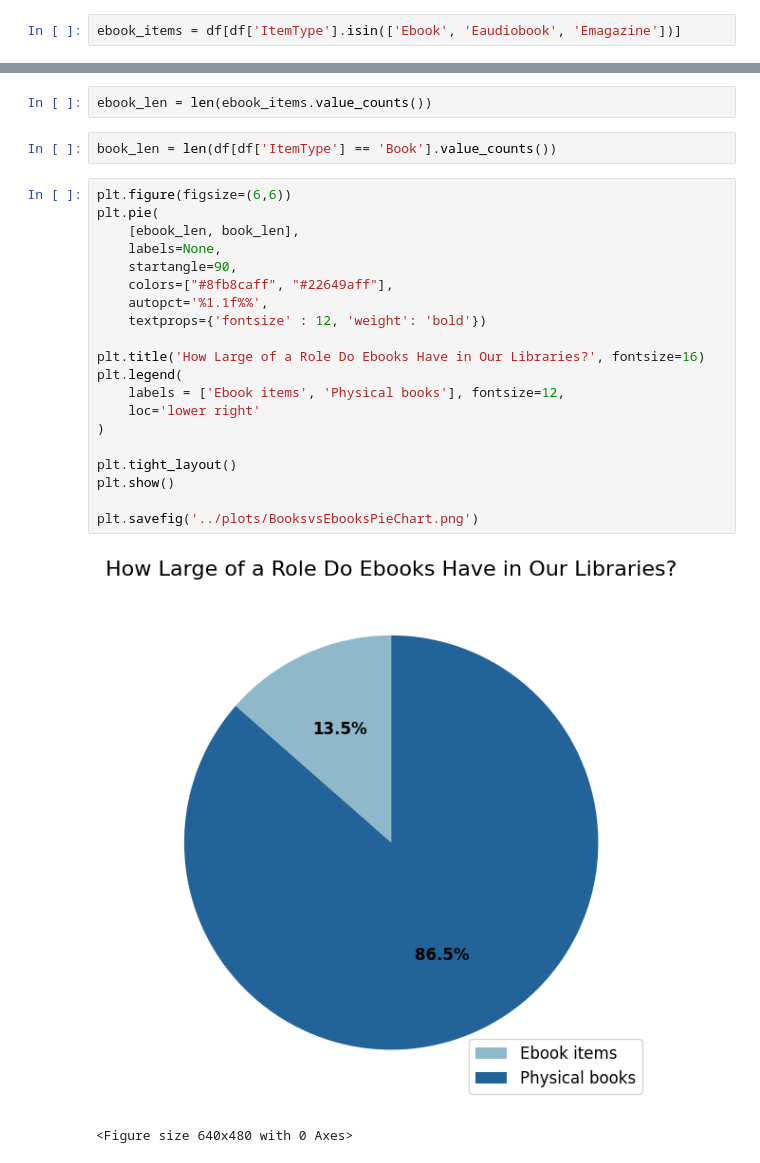
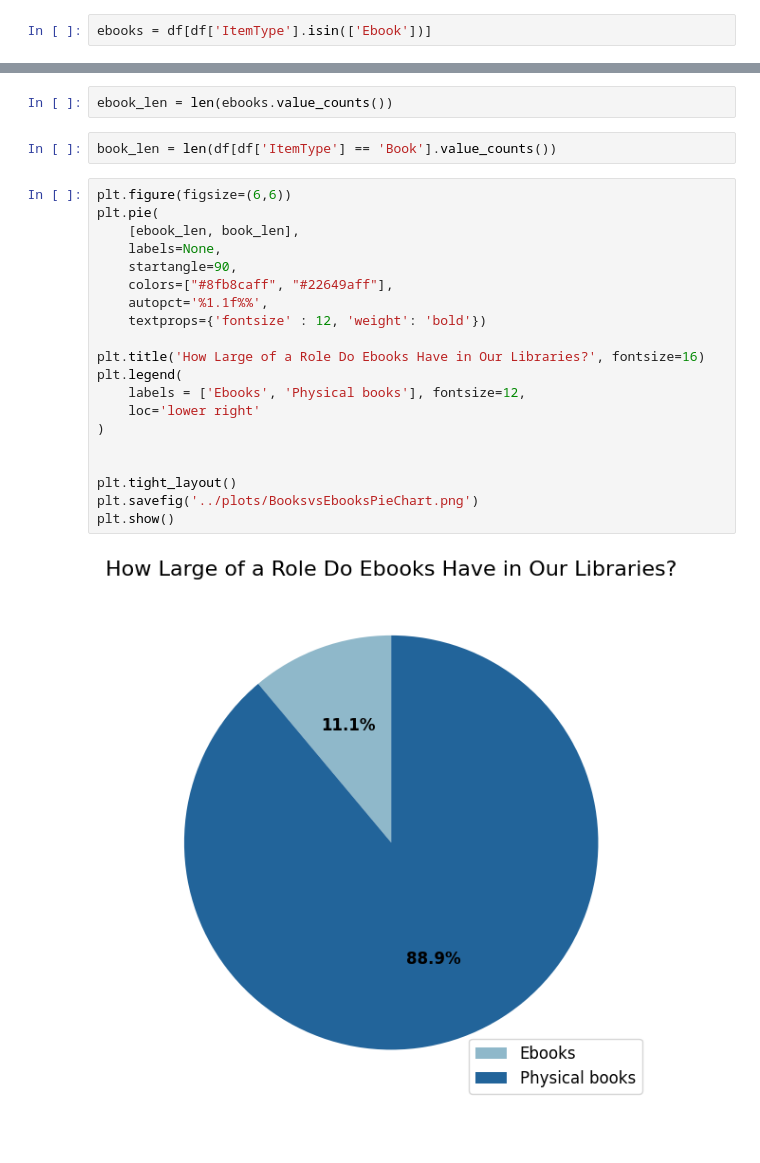
Before and after one commit to btl930/louisville_library_inventory_analysis, a Jupyter notebook: notebook/louisville_library_inventory_analysis.ipynb, the cells around one changed output, grey strips where cells are left out. Cells and saved outputs as stored; diff of their text form.

Commit message:
Updated Pie Chart and added heatmaps

```diff
--- a/notebook/louisville_library_inventory_analysis.ipynb
+++ b/notebook/louisville_library_inventory_analysis.ipynb
@@ -584,3 +613,3 @@ for x, y, name in zip(
 # %%
-ebook_items = df[df['ItemType'].isin(['Ebook', 'Eaudiobook', 'Emagazine'])]
+ebooks = df[df['ItemType'].isin(['Ebook'])]
 # %%
@@ -600,28 +629,27 @@ plt.show()
 # %%
-ebook_len = len(ebook_items.value_counts())
+ebook_len = len(ebooks.value_counts())
 # %%
 book_len = len(df[df['ItemType'] == 'Book'].value_counts())
 # %%
 plt.figure(figsize=(6,6))
 plt.pie(
     [ebook_len, book_len],
     labels=None,
     startangle=90,
     colors=["#8fb8caff", "#22649aff"],
     autopct='%1.1f%%',
     textprops={'fontsize' : 12, 'weight': 'bold'})
 
 plt.title('How Large of a Role Do Ebooks Have in Our Libraries?', fontsize=16)
 plt.legend(
-    labels = ['Ebook items', 'Physical books'], fontsize=12,
+    labels = ['Ebooks', 'Physical books'], fontsize=12,
     loc='lower right'
 )
 
+
 plt.tight_layout()
+plt.savefig('../plots/BooksvsEbooksPieChart.png')
 plt.show()
-
-plt.savefig('../plots/BooksvsEbooksPieChart.png')
 # %% [output]
-[figure, old version]
+[figure, new version]
-<Figure size 640x480 with 0 Axes>
 # %%
```
Also changed, not shown: parts of 34 cells of this notebook, 4 other files.
